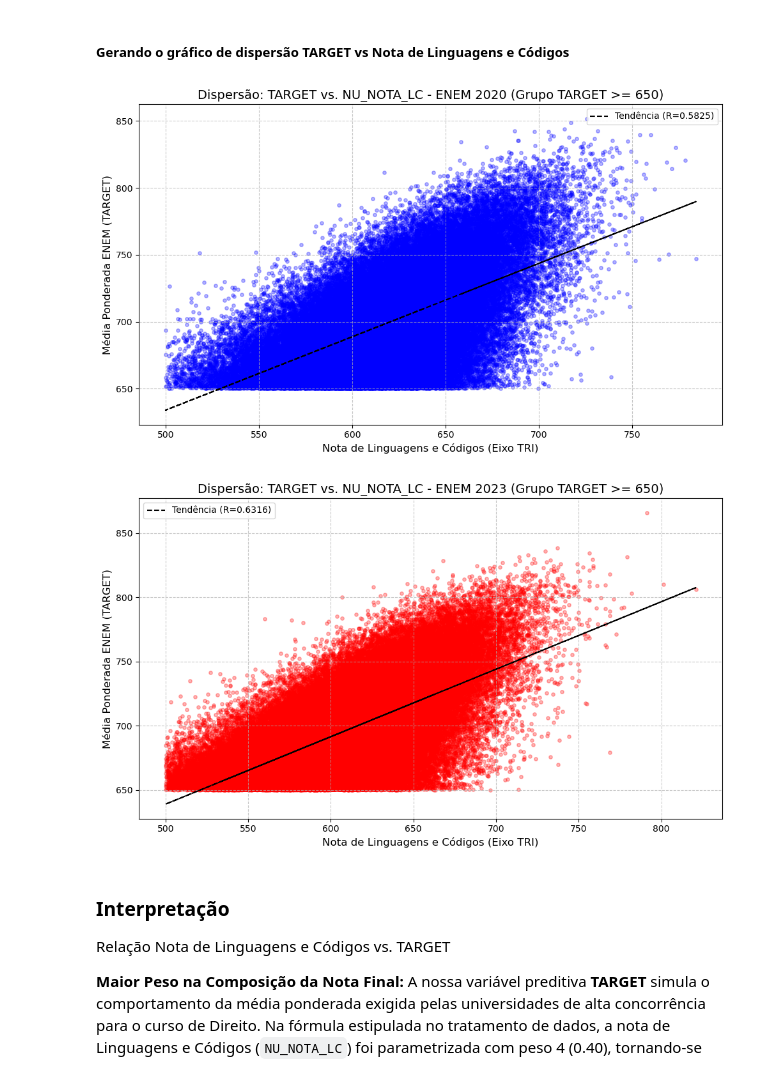
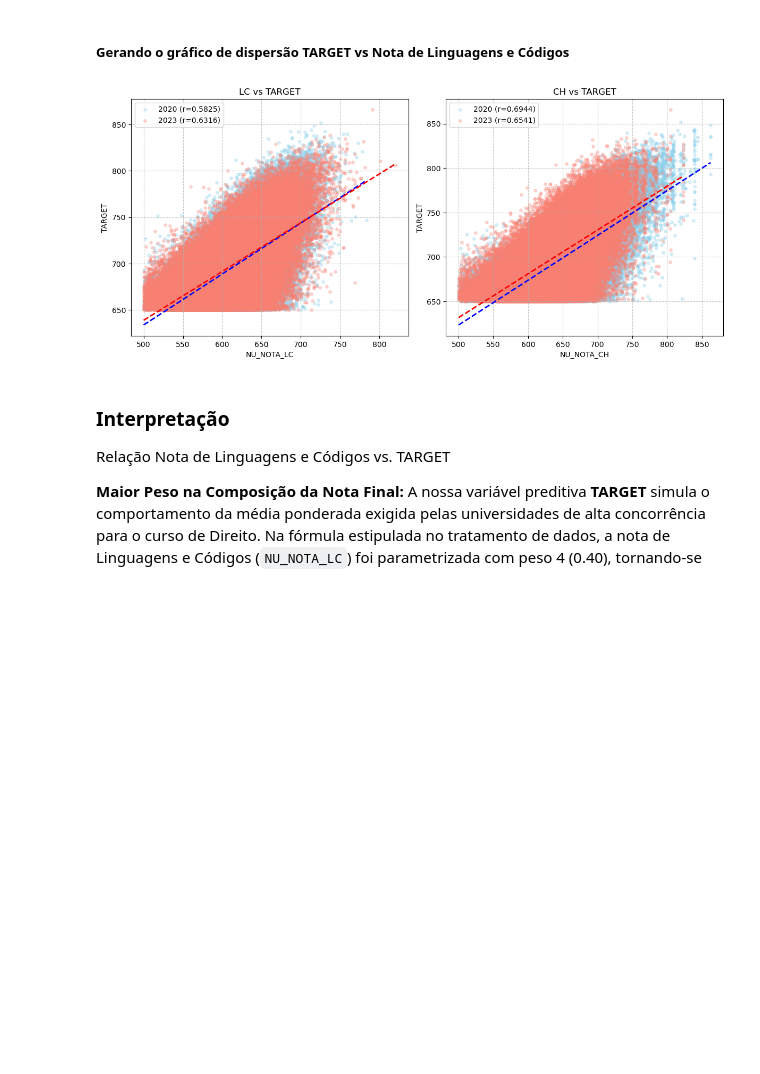
Before and after one commit to AllineOliveira/Projeto-2-Cdados, a Jupyter notebook: Projeto 2 - Grupo 6 2.ipynb, the cells around one changed output. Cells and saved outputs as stored; diff of their text form; code cells hidden in the pictures; blank space fills up the shorter version.

```diff
--- a/Projeto 2 - Grupo 6 2.ipynb
+++ b/Projeto 2 - Grupo 6 2.ipynb
@@ -2503,54 +2504,48 @@ Total de candidatos 2023 (Elite - TARGET>=650): 125823
 # %% [markdown]
 ##### Gerando o gráfico de dispersão TARGET vs Nota de Linguagens e Códigos
 # %%
-def scatter_correlation_LC(df, ano):
+def scatter_correlation(ax, df, ano, nota):
+    cor_pontos = 'skyblue' if ano == 2020 else 'salmon'
+    cor_linha  = 'blue'    if ano == 2020 else 'red'
 
-    # 1  -Conversão e Limpeza de Dados (Rigidez Estatística)
-    df['NU_NOTA_LC'] = pd.to_numeric(df['NU_NOTA_LC'], errors='coerce')
-    df['TARGET'] = pd.to_numeric(df['TARGET'], errors='coerce')
-    df_plot = df.dropna(subset=['NU_NOTA_LC', 'TARGET']).copy()
+    corr = df['TARGET'].corr(df[nota])
 
-    # 2 - Correlação de Pearson
-    corr_lc = df_plot['TARGET'].corr(df_plot['NU_NOTA_LC']).round(4)
+    x = df[nota].to_numpy()
+    y = df['TARGET'].to_numpy()
 
+    ax.scatter(x, y, alpha=0.3, s=15, color=cor_pontos, label=f'{ano} (r={corr:.4f})')
 
+    # Linha de tendência
+    mask = np.isfinite(x) & np.isfinite(y)
+    z = np.polyfit(x[mask], y[mask], 1)
+    p = np.poly1d(z)
 
+    x_sorted = np.sort(x[mask])
+    ax.plot(x_sorted, p(x_sorted), '--', color=cor_linha, linewidth=2)
 
-    plt.figure(figsize=(10, 6))
+    ax.set_xlabel(nota)
+    ax.set_ylabel('TARGET')
+    ax.grid(axis='both', linestyle='--', alpha=0.7)
+    ax.legend()
 
-    # Definindo a cor com base no ano (Azul para 2020, Vermelho para 2023)
-    cor_pontos = 'blue' if ano == 2020 else 'red'
+plt.figure(figsize=(12, 10))
 
-    # Plotando as "bolinhas" (Scatter)
-    plt.scatter(
-        df_plot['NU_NOTA_LC'],
-        df_plot['TARGET'],
-        alpha=0.3, # Transparência ajuda muito a ver onde os pontos se concentram
-        s=15,      # Tamanho do ponto
-        color=cor_pontos
-    )
+plt.subplot(2, 2, 1)
+scatter_correlation(plt.gca(), elite_2020, 2020, 'NU_NOTA_LC')
+scatter_correlation(plt.gca(), elite_2023, 2023, 'NU_NOTA_LC')
+plt.title('LC vs TARGET')
+plt.legend()
 
-    # 3 - Linha de Tendência (Regressão Linear)
-    z = np.polyfit(df_plot['NU_NOTA_LC'], df_plot['TARGET'], 1)
-    p = np.poly1d(z)
-    plt.plot(df_plot['NU_NOTA_LC'], p(df_plot['NU_NOTA_LC']), "k--", label=f'Tendência (R={corr_lc})')
+plt.subplot(2, 2, 2)
+scatter_correlation(plt.gca(), elite_2020, 2020, 'NU_NOTA_CH')
+scatter_correlation(plt.gca(), elite_2023, 2023, 'NU_NOTA_CH')
+plt.title('CH vs TARGET')
+plt.legend()
 
-    # 5. Ajustes Estéticos Finais
-    plt.title(f'Dispersão: TARGET vs. NU_NOTA_LC - ENEM {ano} (Grupo TARGET >= 650)', fontsize=14)
-    plt.xlabel('Nota de Linguagens e Códigos (Eixo TRI)', fontsize=12)
-    plt.ylabel('Média Ponderada ENEM (TARGET)', fontsize=12)
-
-    plt.legend()
-    plt.grid(axis='both', linestyle='--', alpha=0.7)
-    plt.tight_layout()
-    plt.show()
-
-# Chamando a função para gerar os dois gráficos na tela
-scatter_correlation_LC(elite_2020, 2020)
-scatter_correlation_LC(elite_2023, 2023)
+plt.tight_layout()
+plt.show()
 # %% [output]
-[figure, old version]
+[figure, new version]
-[figure, removed]
 # %% [markdown]
 ### Interpretação
 
```
Also changed, not shown: parts of 5 cells of this notebook.
